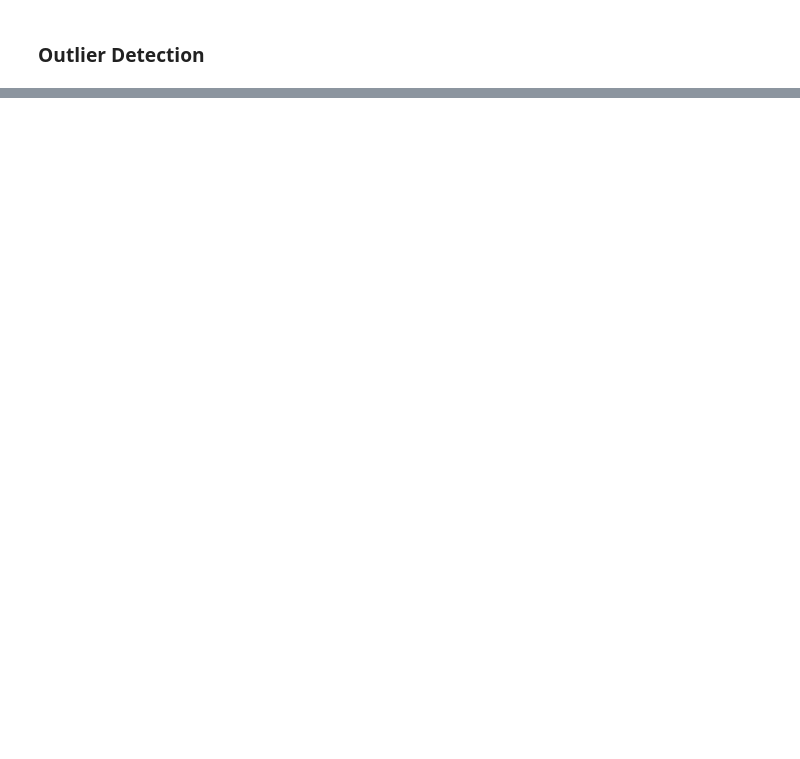
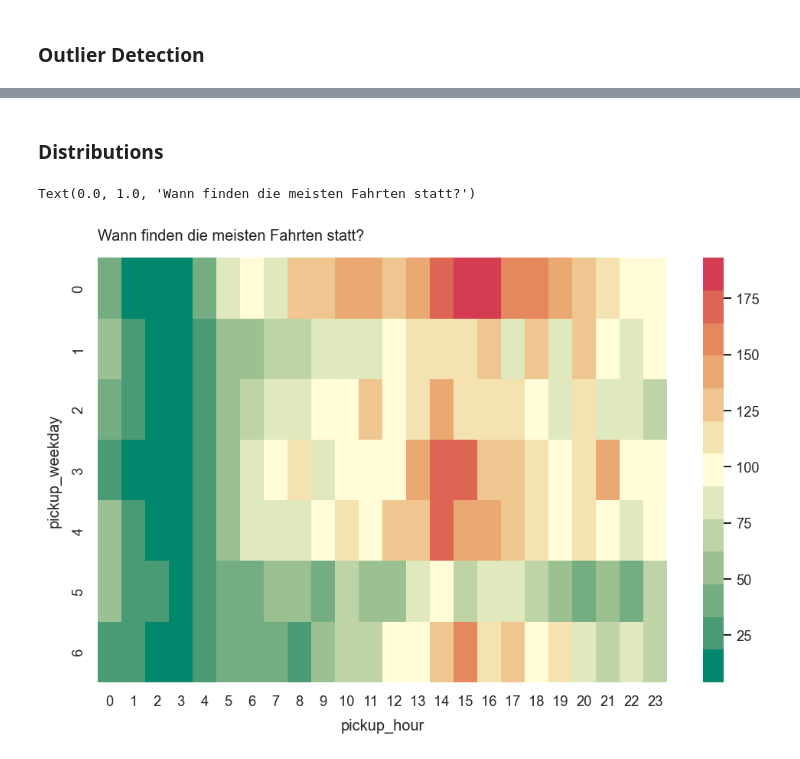
Before and after one commit to kaywiegand/nyc-taxi-routes, a Jupyter notebook: notebooks/01_exploration.ipynb, the cells around one changed output, grey strips where cells are left out. Saved outputs shown, nothing was run; the diff lists cells and outputs as text; code cells hidden in the pictures; blank space fills up the shorter version.

```diff
--- a/notebooks/01_exploration.ipynb
+++ b/notebooks/01_exploration.ipynb
@@ -81,0 +317,39 @@ inspect_correlations(df_eda)
+# %%
+# DEFINE DF MASKS FOR PICK UP AND DROP OFF DESTINATIONS
+# (Pandas between for good readable conditions)
+
+section_header('Add Geo-Locations for Route-Feature')
+
+df = df_eda_refined.copy()
+
+mask_pickup_jfk = (
+    df["pickup_longitude"].between(JFK.lon_min, JFK.lon_max) &
+    df["pickup_latitude"].between(JFK.lat_min, JFK.lat_max)
+)
+mask_pickup_nyc = (
+    df["pickup_longitude"].between(NYC.lon_min, NYC.lon_max) &
+    df["pickup_latitude"].between(NYC.lat_min, NYC.lat_max)
+)
+mask_dropoff_jfk = (
+    df["dropoff_longitude"].between(JFK.lon_min, JFK.lon_max) &
+    df["dropoff_latitude"].between(JFK.lat_min, JFK.lat_max)
+)
+mask_dropoff_nyc = (
+    df["dropoff_longitude"].between(NYC.lon_min, NYC.lon_max) &
+    df["dropoff_latitude"].between(NYC.lat_min, NYC.lat_max)
+)
+
+# CREATE NEW COLUMNS FOR DEPARTURE AND ARRIVAL AS CATEGORIES
+# (Numpy select for lean data conditions and selection)
+
+df["departure"] = np.select([mask_pickup_jfk, mask_pickup_nyc],   ["JFK", "NYC"], default="OTHER")
+df["arrival"]   = np.select([mask_dropoff_jfk, mask_dropoff_nyc], ["JFK", "NYC"], default="OTHER")
+df["route"]     = df["departure"]+"-"+df["arrival"]
+
+df["departure"] = df["departure"].astype("category")
+df["arrival"]   = df["arrival"].astype("category")
+df["route"]     = df["route"].astype("category")
+
+show_df(df.head(11))
+
+df_eda_refined = df.copy()
@@ -99,0 +514,11 @@ inspect_outliers(df_eda)
+# %% [markdown]
+### Distributions
+# %%
+# Vorbereitung: Matrix erstellen (Wochentag vs. Stunde)
+
+pivot = df.groupby(['pickup_weekday', 'pickup_hour'], observed=False).size().unstack()
+sns.heatmap(pivot, cmap=cfg.PALETTE_DIVERGENT)
+plt.title("Wann finden die meisten Fahrten statt?")
+# %% [output]
+Text(0.0, 1.0, 'Wann finden die meisten Fahrten statt?')
+[figure, added]
```
Also changed, not shown: parts of 57 cells of this notebook, 39 other files.
